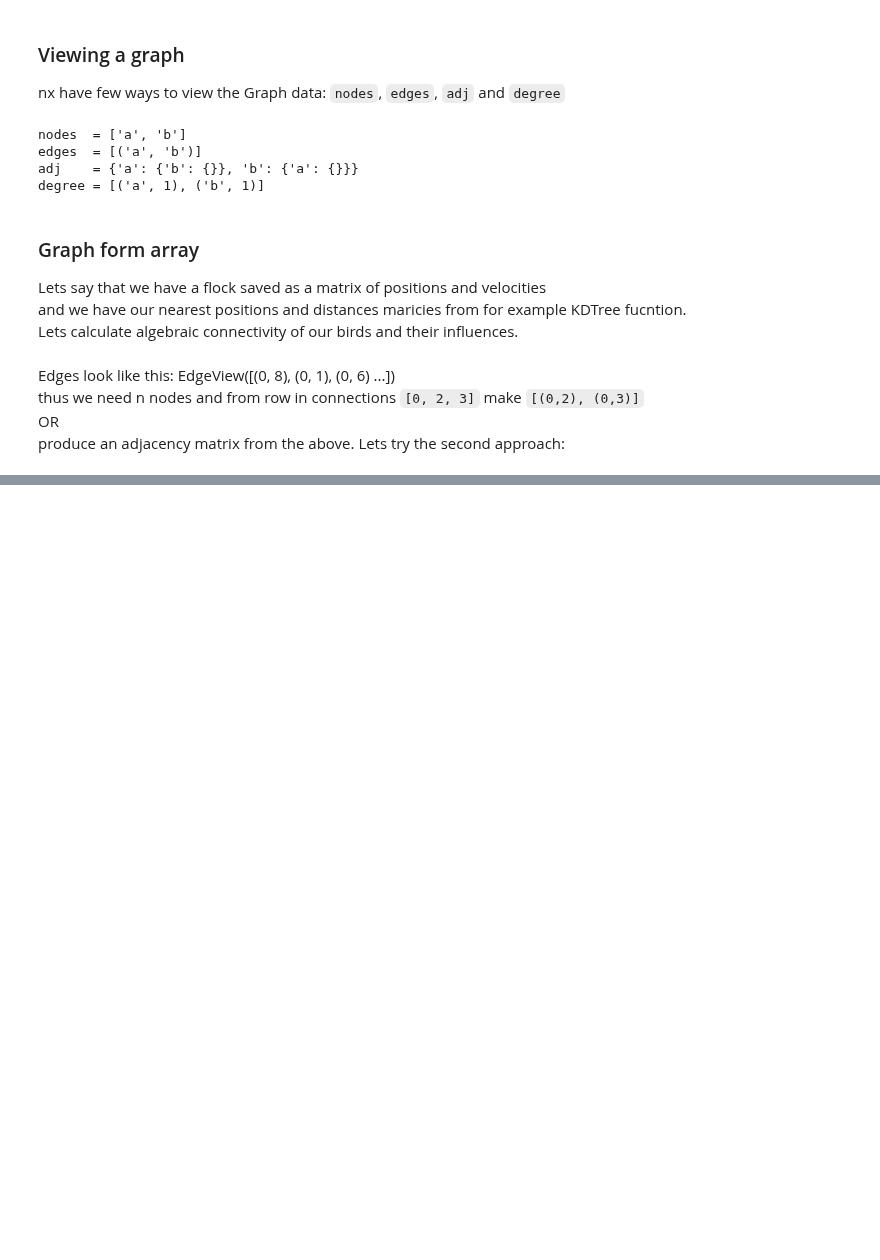
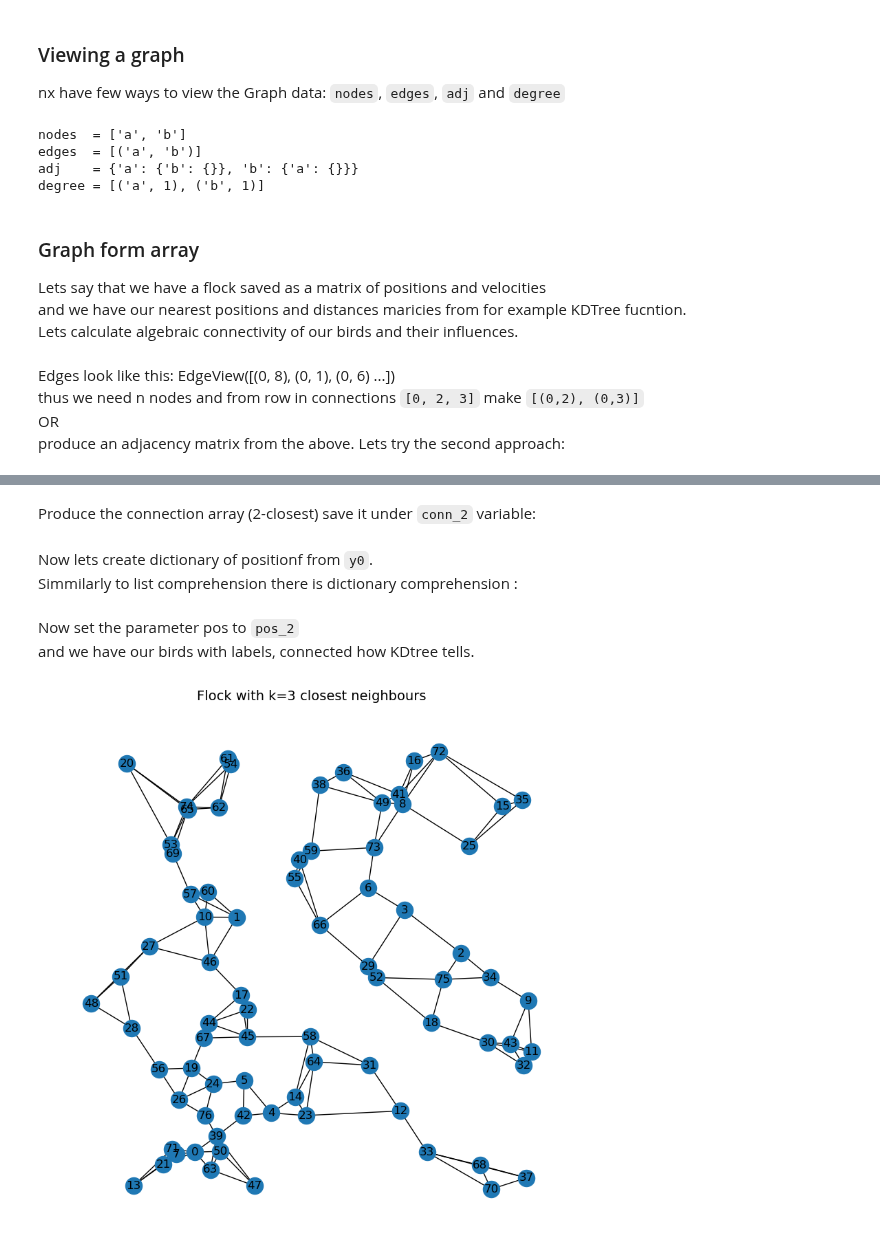
Before and after one commit to Polatucha16/collective_dynamics_lab, a Jupyter notebook: 07 networkx.ipynb, the cells around one changed output, grey strips where cells are left out. Drawn from its saved outputs; the diff is of its cells as text; code cells hidden in the pictures; blank space fills up the shorter version.

````diff
--- a/07 networkx.ipynb
+++ b/07 networkx.ipynb
@@ -109,0 +133,46 @@ Put the nodes of the graph in the positions of the flock
+# %%
+""" Creating birds data."""
+import numpy as np
+from numpy.random import default_rng, SeedSequence
+
+### initial condition functions ###
+def set_random_y0(N, seed, low=0, high=1, velo_st_dev=4):
+    """Produces an initial CS_matrix"""
+    rng = default_rng(SeedSequence(seed))
+
+    x_s = rng.uniform(low=low, high=high, size=N) # x coordinates of intial position
+    y_s = rng.uniform(low=low, high=high, size=N) # y coordinates of intial position
+
+    vx_s = velo_st_dev*rng.standard_normal(N) # x coordinates of intial velocity
+    vy_s = velo_st_dev*rng.standard_normal(N) # y coordinates of intial velocity
+
+    y_0 = np.c_[x_s, y_s, vx_s, vy_s] #returns a CS_matrix - initial condition
+    return y_0
+# %% [markdown]
+Produce the connection array (2-closest) save it under ```conn_2``` variable:
+# %%
+from scipy.spatial import KDTree
+
+y0 = set_random_y0(77,12345)
+num_neigh = 3
+
+tree = KDTree(y0[:,:2])
+conn_2 = tree.query(y0[:,:2], k=1+num_neigh)[1]
+# print(tree.query(y0[:,:2], k=3))
+# %% [markdown]
+Now lets create dictionary of positionf from ```y0```.\
+Simmilarly to list comprehension there is dictionary comprehension :
+# %%
+pos_2 = {i: pt for i,pt in enumerate(y0[:,:2])}
+# %% [markdown]
+Now set the parameter pos to ```pos_2```\
+and we have our birds with labels, connected how KDtree tells.
+# %%
+neigh_2 = graph_from_neighbor_index(conn_2)
+
+fig, ax = plt.subplots(figsize=(10,10))
+ax.set_title(f"Flock with k={num_neigh} closest neighbours", fontsize=14)
+nx.draw(neigh_2, with_labels = True, pos=pos_2)
+plt.show()
+# %% [output]
+[figure, added]
````
Also changed, not shown: parts of 27 cells of this notebook, 1 other file.
